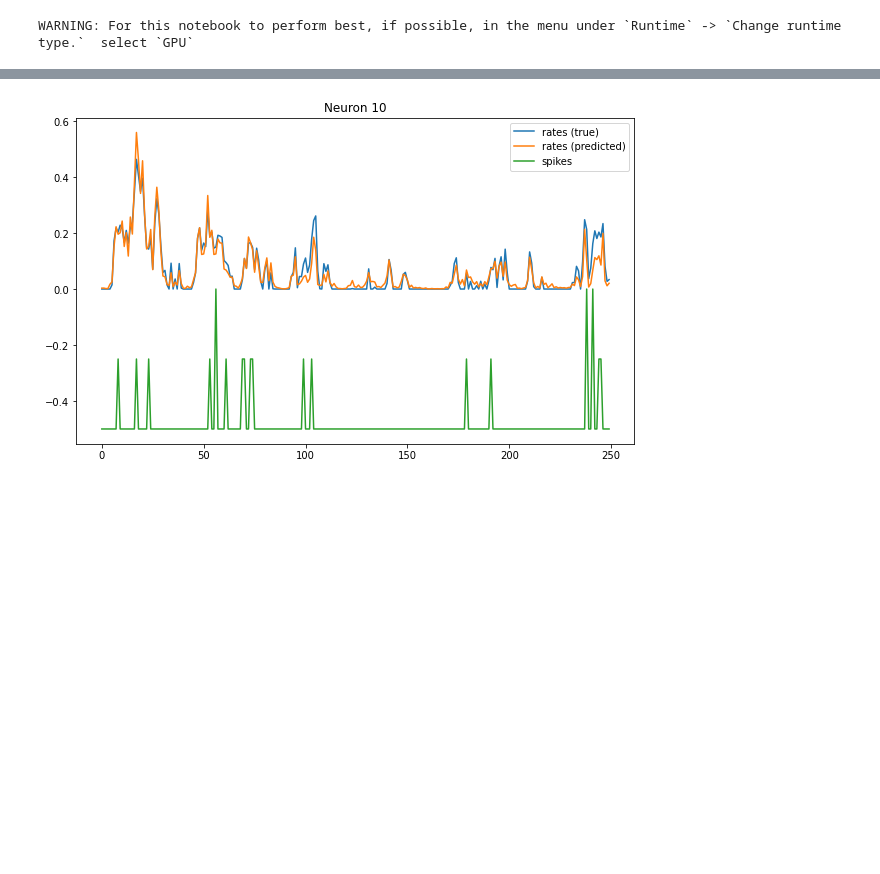
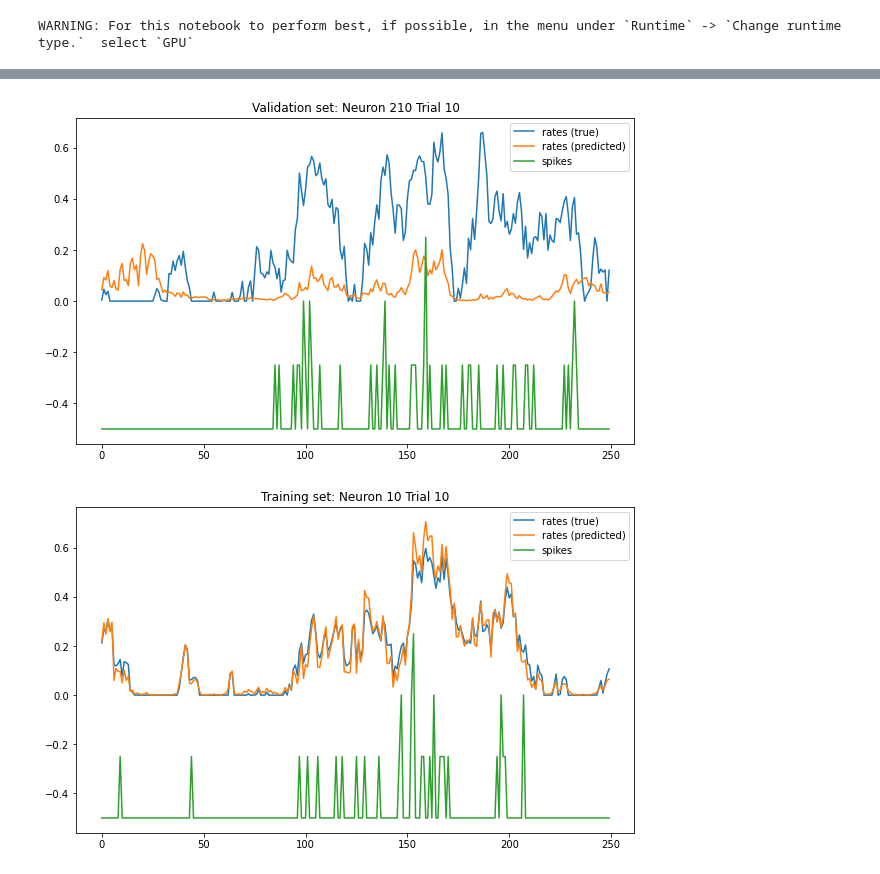
Before and after one commit to wanyuL/ReinforcementRats2021, a Jupyter notebook: RNN_Notebook.ipynb, the cells around one changed output, grey strips where cells are left out. Drawn from its saved outputs; the diff is of its cells as text; code cells hidden in the pictures; blank space fills up the shorter version.

Commit message:
update plots

```diff
--- a/RNN_Notebook.ipynb
+++ b/RNN_Notebook.ipynb
@@ -18,7 +23,7 @@ device=nmastandard.set_device()  # select device
 # %% [output]
 WARNING: For this notebook to perform best, if possible, in the menu under `Runtime` -> `Change runtime type.`  select `GPU`
 # %%
-# prepare for training using fake data
+# prepare for training
 NT=250;
 ntrials=100
 NN=400;
@@ -28,13 +33,13 @@ fake_spk, fake_spk_rates, latents=gen_fake_spk(NT,ntrials,NN,ncomp)
 x0 = torch.from_numpy(fake_spk_rates[:, :, :200]).to(device).float()
 x1 = torch.from_numpy(fake_spk_rates[:, :, 200:]).to(device).float()
 
-NN1 = x1.shape[-1]
-NN2 = x0.shape[-1]
+NN1 = x0.shape[-1]
+NN2 = x1.shape[-1]
 
 # we initialize the neural network
-net = rnn0(ncomp, NN1, NN2, bidi = False).to(device)
+net = rnn0(ncomp, NN1, NN2, dropout=0.5 ,bidi = False).to(device)
 
 # special thing:  we initialize the biases of the last layer in the neural network
 # we set them as the mean firing rates of the neurons.
 # this should make the initial predictions close to the mean, because the latents don't contribute much
-net.fc.bias.data[:] = x1.mean((0,1))
+net.fc.bias.data[:] = x0.mean((0,1))
@@ -53,17 +57,35 @@ Text(0.5, 1.0, 'Poisson loss')
 # %%
 # visualize the performance of the rnn model
+netinput=x1
+prd,_=net(netinput)
 rpred = prd.detach().cpu().numpy()
-nn = 10   # the number of the single neuron to be visualized
+nn = 10
+ntrial = 10
 plt.figure(figsize=(10, 6))
-
-plt.plot(fake_spk_rates[:,nn, 0])
-plt.plot(rpred[:,nn, 0])
-plt.plot(-.5 + fake_spk[:, nn, 0]/4)
+plt.plot(fake_spk_rates[:,ntrial, nn+200])
+plt.plot(rpred[:,ntrial, nn])
+plt.plot(-.5 + fake_spk[:, ntrial, nn+200]/4)
 
 plt.legend(['rates (true)', 'rates (predicted)', 'spikes'])
-plt.title(f'Neuron {nn}')
+plt.title(f'Validation set: Neuron {nn+200} Trial {ntrial}')
 plt.show()
+
+# training dataset
+netinput=x0
+prd,_=net(netinput)
+rpred = prd.detach().cpu().numpy()
+nn = 10
+ntrial = 10
+plt.figure(figsize=(10, 6))
+plt.plot(fake_spk_rates[:,ntrial, nn])
+plt.plot(rpred[:,ntrial, nn])
+plt.plot(-.5 + fake_spk[:, ntrial, nn]/4)
+
+plt.legend(['rates (true)', 'rates (predicted)', 'spikes'])
+plt.title(f'Training set: Neuron {nn} Trial {ntrial}')
+plt.show()
 # %% [output]
-[figure, old version]
+[figure, new version]
+[figure, added]
 # %%
 ## next: try the model with the real data
```
Also changed, not shown: parts of 3 cells of this notebook.
